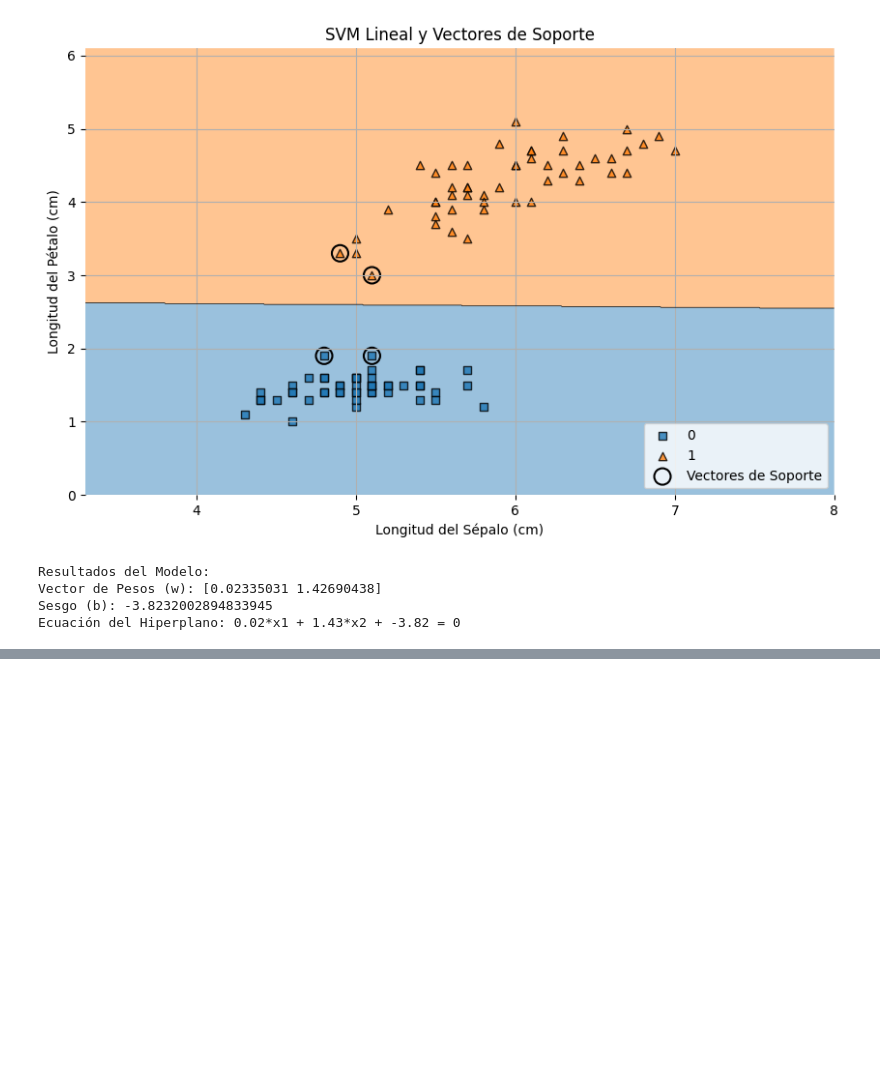
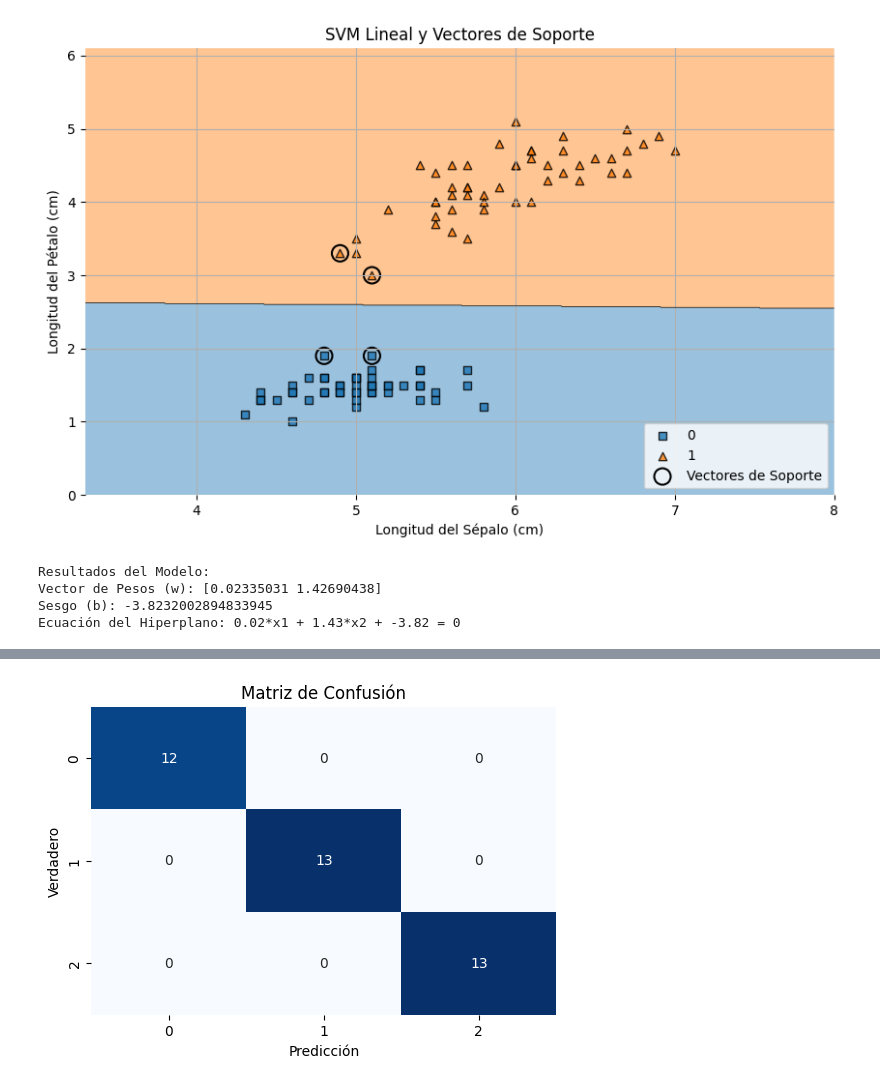
Before and after one commit to paranedagarcia/Cienciadedatos, a Jupyter notebook: 6.Aprendizaje supervisado/SVM.ipynb, the cells around one changed output, grey strips where cells are left out. Saved outputs shown, nothing was run; the diff lists cells and outputs as text; code cells hidden in the pictures; blank space fills up the shorter version.

```diff
--- a/6.Aprendizaje supervisado/SVM.ipynb
+++ b/6.Aprendizaje supervisado/SVM.ipynb
@@ -269,3 +269,83 @@ Resultados del Modelo:
 Vector de Pesos (w): [0.02335031 1.42690438]
 Sesgo (b): -3.8232002894833945
 Ecuación del Hiperplano: 0.02*x1 + 1.43*x2 + -3.82 = 0
+# %%
+from sklearn.preprocessing import StandardScaler
+from sklearn.pipeline import Pipeline
+from sklearn.model_selection import GridSearchCV, train_test_split
+from sklearn.metrics import classification_report, confusion_matrix, accuracy_score
+import seaborn as sns
+import numpy as np
+from sklearn.svm import SVC as SVC_raw
+
+# Ejemplo completo de clasificación con SVM (scikit-learn)
+# Usa las variables/imports ya definidos en celdas previas (iris, datasets, plot_decision_regions, etc.)
+# Nuevos imports necesarios:
+import matplotlib.pyplot as plt
+
+iris = datasets.load_iris()
+
+# 1. Preparar datos (usamos Iris con 2 características para poder graficar fácilmente)
+X = iris.data[:, [0, 2]]   # longitud sépalo, longitud pétalo
+y = iris.target
+
+# Dividir en entrenamiento y prueba
+X_train, X_test, y_train, y_test = train_test_split(X, y, test_size=0.25, random_state=42, stratify=y)
+
+# 2. Pipeline con escalado y SVC
+pipe = Pipeline([
+    ('scaler', StandardScaler()),
+    ('svc', SVC(probability=True, random_state=42))
+])
+
+# 3. Búsqueda de hiperparámetros con GridSearchCV
+param_grid = {
+    'svc__kernel': ['rbf', 'linear'],
+    'svc__C': [0.1, 1, 10],
+    'svc__gamma': ['scale', 0.01, 0.1]  # gamma solo relevante para rbf
+}
+
+grid = GridSearchCV(pipe, param_grid, cv=5, n_jobs=-1, verbose=0)
+grid.fit(X_train, y_train)
+
+print("Mejor conjunto de hiperparámetros:", grid.best_params_)
+print(f"Mejor score CV: {grid.best_score_:.4f}")
+
+# 4. Evaluación en test set
+y_pred = grid.predict(X_test)
+acc = accuracy_score(y_test, y_pred)
+print(f"\nAccuracy en test: {acc:.4f}\n")
+print("Reporte de clasificación:\n", classification_report(y_test, y_pred, digits=4))
+
+# Matriz de confusión (visual)
+cm = confusion_matrix(y_test, y_pred)
+plt.figure(figsize=(6, 4))
+sns.heatmap(cm, annot=True, fmt='d', cmap='Blues', cbar=False)
+plt.xlabel('Predicción')
+plt.ylabel('Verdadero')
+plt.title('Matriz de Confusión')
+plt.show()
+
+# 5. Entrenar modelo final con los mejores hiperparámetros (para visualización)
+best_params = grid.best_params_.copy()
+# Extraer solo parámetros relevantes para SVC
+svc_params = {k.split('__')[1]: v for k, v in best_params.items() if k.startswith('svc__')}
+scaler = StandardScaler()
+X_train_scaled = scaler.fit_transform(X_train)
+X_test_scaled = scaler.transform(X_test)
+
+final_svc = SVC_raw(**svc_params, probability=True, random_state=42)
+final_svc.fit(X_train_scaled, y_train)
+
+# 6. Visualizar fronteras de decisión (usar datos escalados para el clasificador entrenado)
+X_plot = np.vstack((X_train_scaled, X_test_scaled))
+y_plot = np.hstack((y_train, y_test))
+
+plt.figure(figsize=(10, 6))
+# plot_decision_regions requiere las características en la misma escala que el clasificador espera.
+plot_decision_regions(X_plot, y_plot, clf=final_svc, legend=2)
+plt.title('Frontera de Decisión SVM (mejor modelo)')
+plt.xlabel('Feature 1 (escalada)')
+plt.ylabel('Feature 2 (escalada)')
+plt.show()
+# %% [output]
@@ -271,0 +367 @@ Ecuación del Hiperplano: 0.02*x1 + 1.43*x2 + -3.82 = 0
+[figure, added]
```
Also changed, not shown: parts of 7 cells of this notebook.
